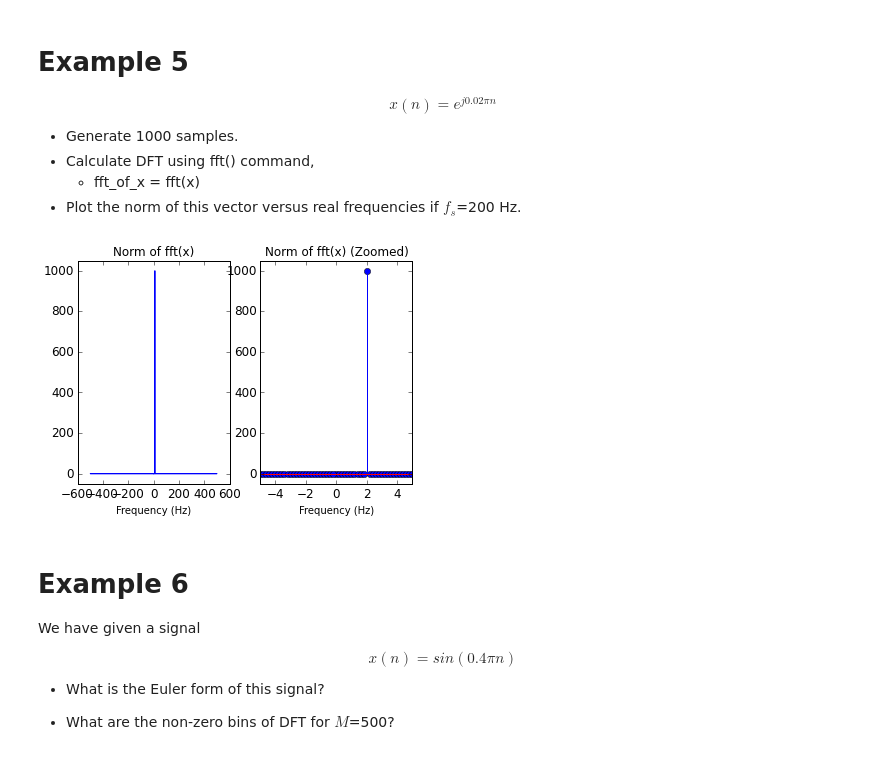
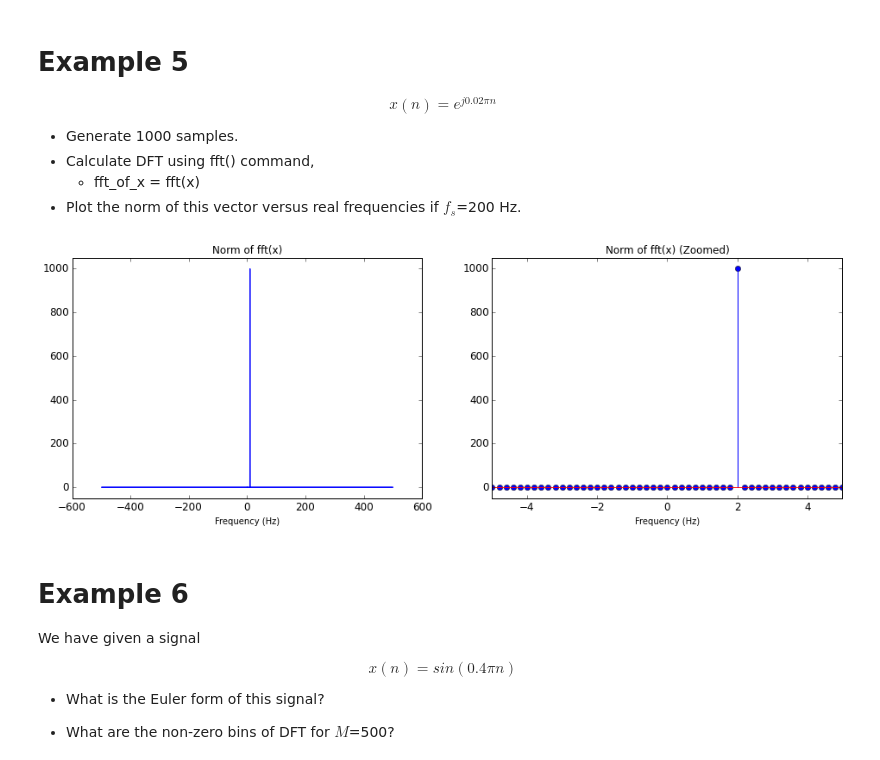
Before and after one commit to GurayGurkan/Lecture-Codes-Signal-Processing-Applications, a Jupyter notebook: EE0404_Lecture3.ipynb, the cells around one changed output. Saved outputs shown, nothing was run; the diff lists cells and outputs as text; code cells hidden in the pictures.

```diff
--- a/EE0404_Lecture3.ipynb
+++ b/EE0404_Lecture3.ipynb
@@ -19,9 +19,7 @@ $$ July\ 2016 $$
 from numpy.fft import *
 from IPython import display
 
-rcParams['figure.figsize']=(16,9)
-rcParams['xtick.labelsize']='large'
-rcParams['ytick.labelsize']='large'
+
 
 def pol2cart(r,theta):
     return r*cos(theta), r*sin(theta)
@@ -49,6 +48,9 @@ $ x(n) = e^{j0.02\pi n} $
 - What is the non-zero vector index and value?
 - Plot the norm of this vector versus $k$.
 # %%
+rcParams['figure.figsize']=(16,5)
+rcParams['xtick.labelsize']='large'
+rcParams['ytick.labelsize']='large'
 M = 1000
 n = arange(M)
 x = exp(1j*0.02*pi*n)
@@ -165,28 +169,32 @@ $$ x(n) = e^{j0.02\pi n} $$
     - fft_of_x = fft(x)
 - Plot the norm of this vector versus real frequencies if $f_s$=200 Hz.
 # %%
+rcParams['figure.figsize']=(16,5)
+rcParams['xtick.labelsize']='large'
+rcParams['ytick.labelsize']='large'
+
 M = 1000
 fs = 200.0
 n = arange(M)
 x = exp(1j*0.02*pi*n)
-k = r_[arange(M/2+1),arange(-M/2+1,0)]
+k = hstack((arange(M/2+1),arange(-M/2+1,0)))
 fft_of_x = fft(x)
 axes().set_aspect('equal')
 subplot(1,2,1)
 fr = k*fs/M
 plot(k, abs(fft_of_x))
 xlabel('Frequency (Hz)')
 title('Norm of fft(x)')
 ylim([-50, 1050]);
 
 subplot(1,2,2)
 stem(k*fs/M, abs(fft_of_x))
 xlabel('Frequency (Hz)')
 title('Norm of fft(x) (Zoomed)')
 ylim([-50, 1050]);
 xlim([-5, 5]);
 # %% [output]
-[figure, old version]
+[figure, new version]
 # %% [markdown]
 # Example 6
 We have given a signal
```
Also changed, not shown: parts of 7 cells of this notebook.
